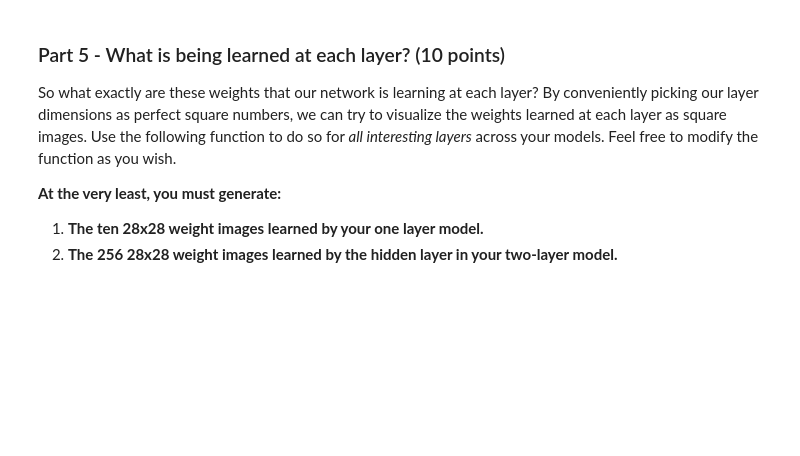
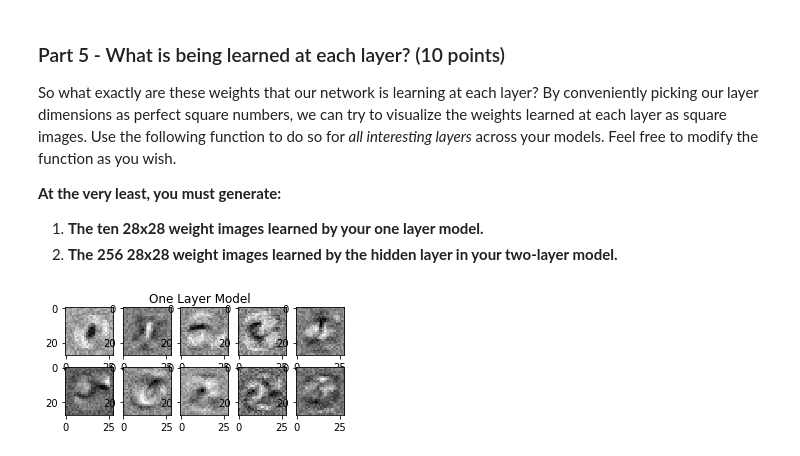
Before and after one commit to ren-bettendorf/AppliedMachineLearning, a Jupyter notebook: HW8/rbetten-HW8.ipynb, the cells around one changed output. Cells and saved outputs as stored; diff of their text form; code cells hidden in the pictures; blank space fills up the shorter version.

```diff
--- a/HW8/rbetten-HW8.ipynb
+++ b/HW8/rbetten-HW8.ipynb
@@ -199,10 +201,11 @@ class OneLayerModel(nn.Module):
     def __init__(self, input_dim, output_dim):
         super(OneLayerModel, self).__init__()
         ## YOUR CODE HERE ##
+        self.lin = nn.Linear(input_dim, output_dim)
 
     def forward(self, x):
         ## YOUR CODE HERE ##
-        return
+        return self.lin(x.view(-1, 784))
 # %% [markdown]
 #### Loss Functions and Optimizers
 
@@ -255,3 +255,12 @@ writer = None
+# %%
+from torch.nn import CrossEntropyLoss
+from torch.optim import SGD
+
+## YOUR CODE HERE ##
+model = OneLayerModel(784, 10)
+loss = nn.CrossEntropyLoss()
+optimizer = SGD(model.parameters(), lr = 0.001)
+writer = SummaryWriter('logs/expt1')
 # %% [markdown]
 We've finally come to the point where we need to write our training set up. We're going to use both our training and testing (validation) sets for this. Note that traditionally, you would separate part of your training data into validation data in order to get an unbiased estimate of how your model performs, but here we'll just pretend that our testing data is our validation data.
 
@@ -280,3 +286,33 @@ def train(model, train_loader, val_loader, loss_func, opt,num_epochs=10, writer=
+# %%
+def train(model, train_loader, val_loader, loss_func, opt, num_epochs=10, writer=None):
+    iteration = 0
+    for epoch in range(num_epochs):
+        model.train()
+        for x, y in train_loader:
+            iteration += 1
+            prediction = model(x)
+            loss_residual = loss_func(prediction, y)
+            loss_residual.backward()
+            opt.step()
+            opt.zero_grad()
+            _, predicted = torch.max(prediction.data, 1)
+            correct = (predicted == y).sum().item()
+            writer.add_scalar("Train Loss", loss_residual.item() / 32, iteration)
+            writer.add_scalar("Train Accuracy", correct / 32, iteration)
+        model.eval()
+        with torch.no_grad():
+            correct = 0
+            total_items = 0
+            total_loss = 0.0
+            for x, y in val_loader:
+                prediction = model(x)
+                total_loss += loss_func(prediction, y).item()
+                _, predicted = torch.max(prediction.data, 1)
+                total_items += 32
+                correct += (predicted == y).sum().item()
+            writer.add_scalar("Test Loss", total_loss / total_items, epoch)
+            writer.add_scalar("Test Accuracy", correct / total_items, epoch)
+    writer.close()
 # %% [markdown]
 Finally call `train` with the relevant parameters. Run the tensorboard command on your top-level logs directory to monitor training. If there is logging data from a previous run, just delete the directory for the run, and reinstantiate the `SummaryWriter` for that run. (You may want to reinstantiate the model itself if you want to clear the model parameters too).
 
@@ -366,3 +418,7 @@ def visualize_layer_weights(model, layer_idx, num_images, image_dim, title):
     for i in range(dim1):
         for j in range(dim2):
             ax[i][j].imshow(weights[dim2*i+j].reshape(image_dim,image_dim).detach().numpy(), cmap='gray')
+# %%
+visualize_layer_weights(model,0,10,28,"One Layer Model")
+# %% [output]
+[figure, added]
```
Also changed, not shown: parts of 18 cells of this notebook, 2 other files.
